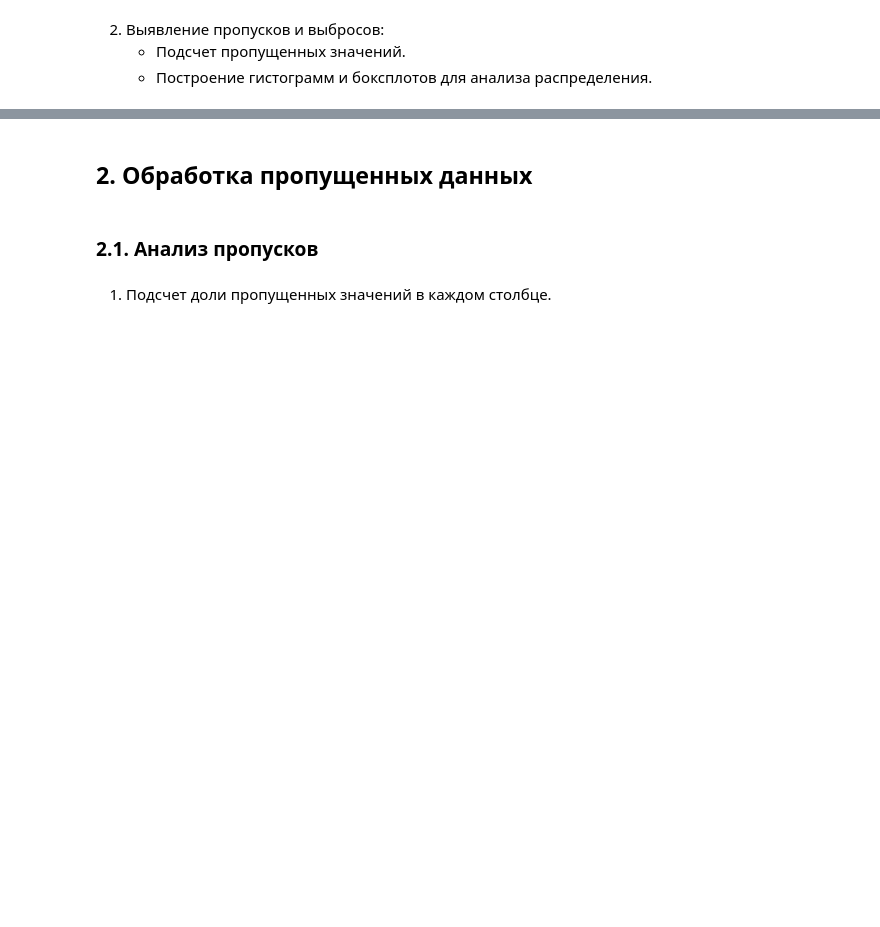
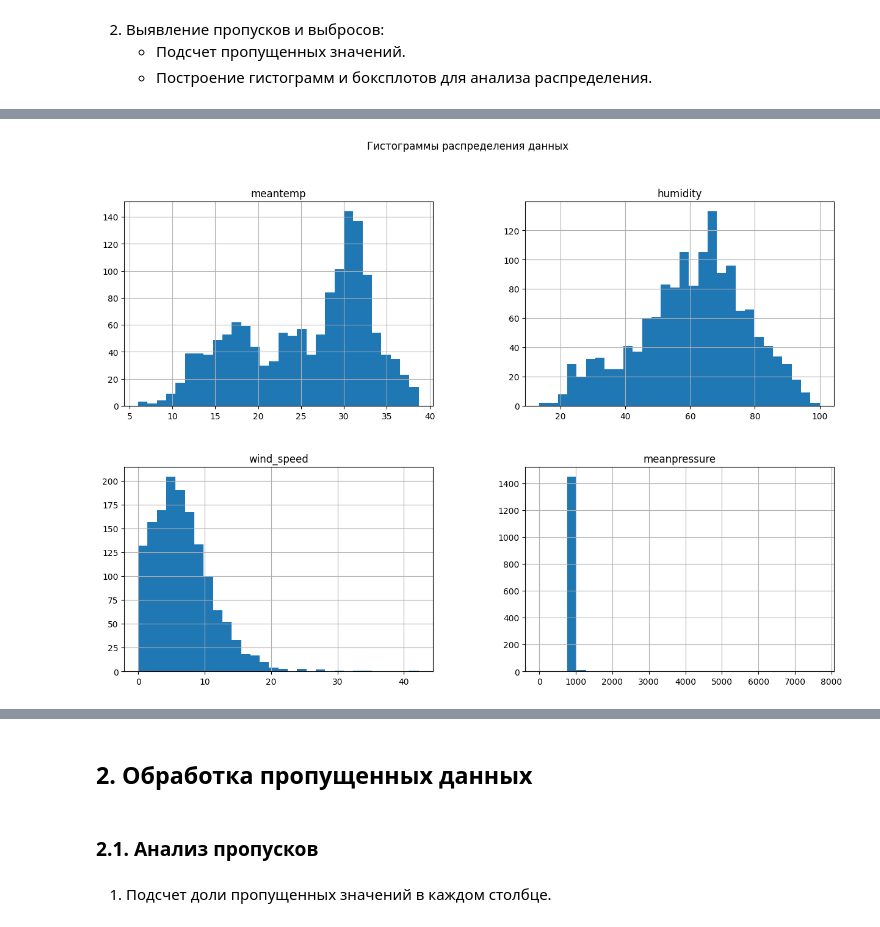
Before and after one commit to AyazMurtazin/PythonLibsPractice, a Jupyter notebook: TasksSolution.ipynb, the cells around one changed output, grey strips where cells are left out. Cells and saved outputs as stored; diff of their text form; code cells hidden in the pictures; blank space fills up the shorter version.

```diff
--- a/TasksSolution.ipynb
+++ b/TasksSolution.ipynb
@@ -20,0 +80,8 @@
+# %%
+import pandas as pd
+
+# Load the dataset
+data = pd.read_csv('./daily_climate_data/DailyDelhiClimateTrain.csv')
+
+# Check the data
+print(data.head())
@@ -38,0 +154,9 @@
+# %%
+import matplotlib.pyplot as plt
+
+# Гистограммы для числовых столбцов
+data.hist(bins=30, figsize=(15, 10))
+plt.suptitle('Гистограммы распределения данных')
+plt.show()
+# %% [output]
+[figure, added]
```
Also changed, not shown: parts of 22 cells of this notebook.
